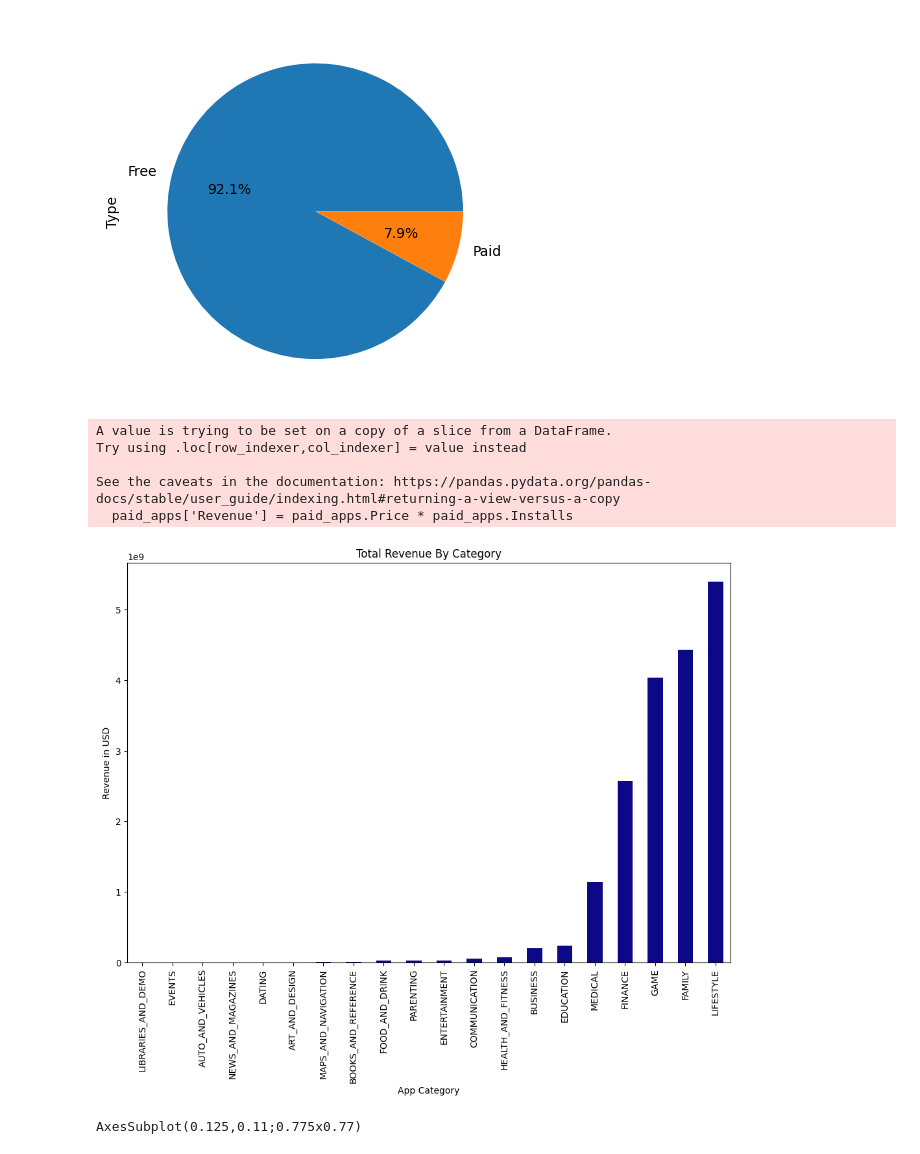
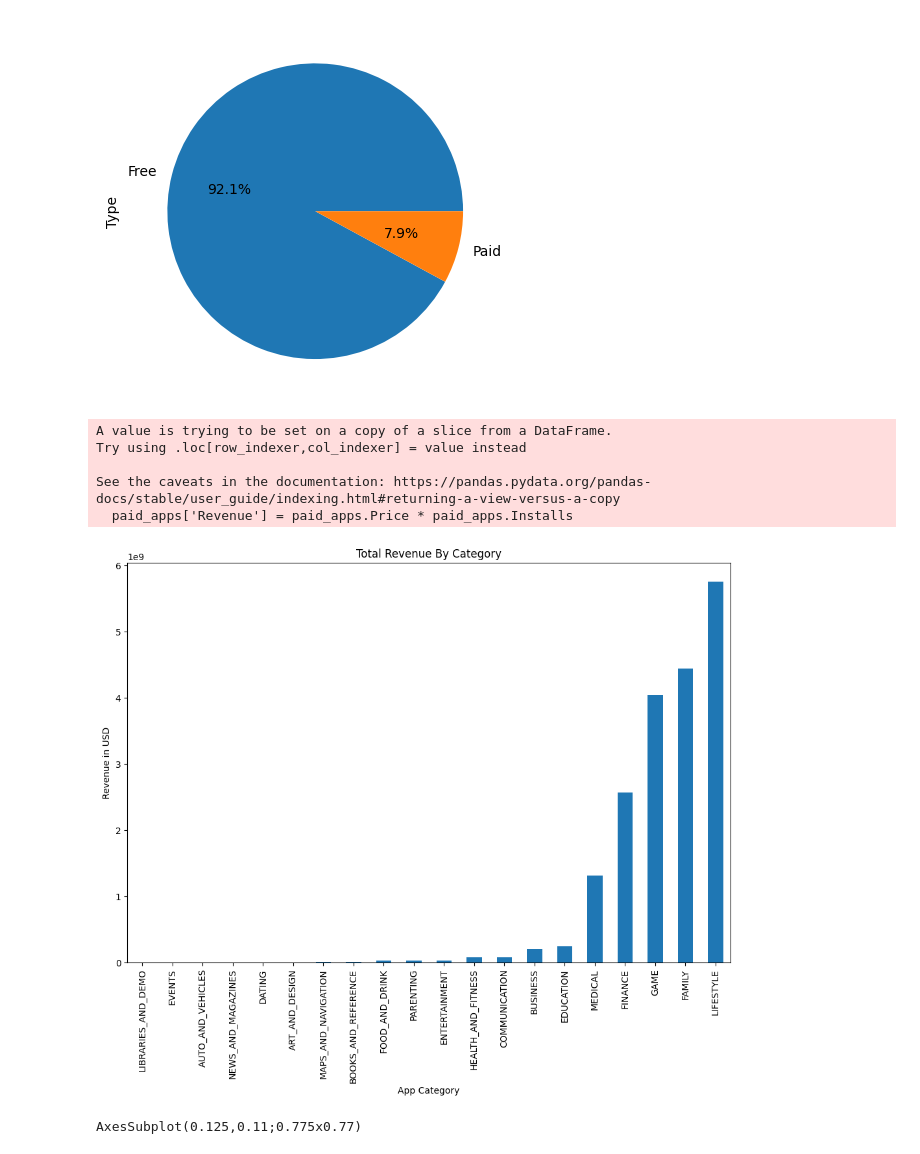
Before and after one commit to furkanbalkaya/Google_Play_Store, a Jupyter notebook: code.ipynb, the cells around one changed output. Drawn from its saved outputs; the diff is of its cells as text; code cells hidden in the pictures.

```diff
--- a/code.ipynb
+++ b/code.ipynb
@@ -168,17 +168,19 @@ data['Price'] = data['Price'].apply(lambda x: str(x).replace('$', '') if '$' in
 data['Price'] = data.Price.apply(lambda x: x.replace('.', ''))
 data['Price'] = pd.to_numeric(data['Price'])
 # %%
+paid_apps = data[data.Price > 0]
 paid_apps['Revenue'] = paid_apps.Price * paid_apps.Installs
-paid_apps.groupby('Category').sum().head(20).sort_values(by = 'Revenue')['Revenue'].plot(kind = 'bar',title='Total Revenue By Category', fontsize=10, figsize = (12, 8), colormap='plasma')
+
+paid_apps.groupby('Category').sum().head(20).sort_values(by = 'Revenue')['Revenue'].plot(kind = 'bar',title='Total Revenue By Category', fontsize=10, figsize = (12, 8));
 plt.xlabel('App Category')
 plt.ylabel('Revenue in USD');
 # %% [output]
 A value is trying to be set on a copy of a slice from a DataFrame.
 Try using .loc[row_indexer,col_indexer] = value instead
 
 See the caveats in the documentation: https://pandas.pydata.org/pandas-docs/stable/user_guide/indexing.html#returning-a-view-versus-a-copy
   paid_apps['Revenue'] = paid_apps.Price * paid_apps.Installs
-[figure, old version]
+[figure, new version]
 # %%
 smallest_size = data.sort_values(['Size']).head(20)
 data2 = smallest_size.groupby(['Category'])['App'].count().plot(kind = 'bar',title='Smallest Apps By Category', fontsize=10, figsize = (12, 8), colormap='plasma')
```
Also changed, not shown: parts of 3 cells of this notebook, 2 other files.
